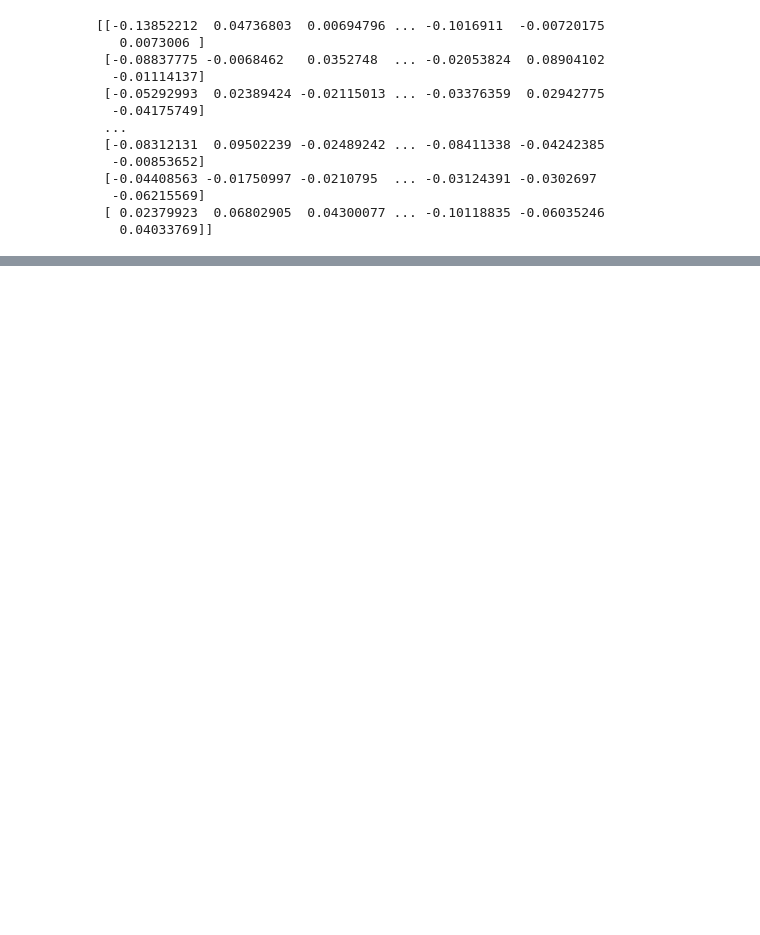
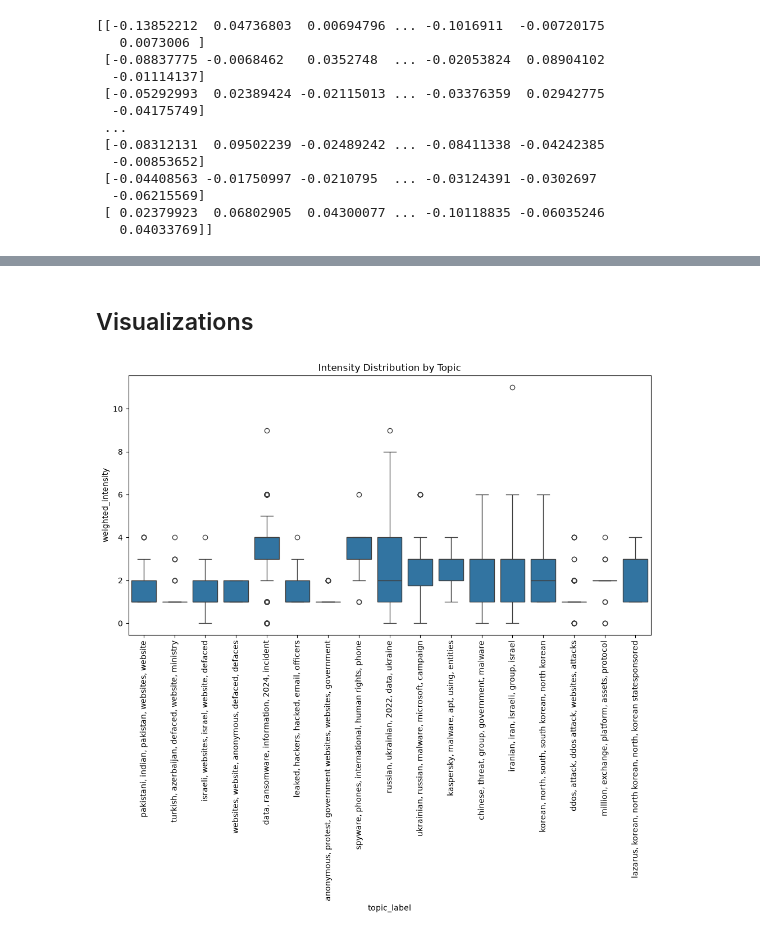
Before and after one commit to heairi/Cyber-Attack-Severity-Prediction-with-NLP, a Jupyter notebook: eurepoc_cyber_security_incidents_world_dataset.ipynb, the cells around one changed output, grey strips where cells are left out. Drawn from its saved outputs; the diff is of its cells as text; code cells hidden in the pictures; blank space fills up the shorter version.

```diff
--- a/eurepoc_cyber_security_incidents_world_dataset.ipynb
+++ b/eurepoc_cyber_security_incidents_world_dataset.ipynb
@@ -275,0 +376,5 @@ NameError: name 'topic_info' is not defined
+# %%
+# Remove outliers
+dyadic_data = dyadic_data[
+    dyadic_data["topic"] != -1
+].copy()
@@ -275,0 +452,2 @@ NameError: name 'topic_info' is not defined
+# %% [markdown]
+## Visualizations
@@ -275,0 +474,15 @@ NameError: name 'topic_info' is not defined
+# %%
+# What cyber conflicts are most intense?
+plt.figure(figsize=(12,6))
+
+sns.boxplot(
+    data=dyadic_data,
+    x="topic_label",
+    y="weighted_intensity"
+)
+
+plt.xticks(rotation=90)
+plt.title("Intensity Distribution by Topic")
+plt.show()
+# %% [output]
+[figure, added]
```
Also changed, not shown: parts of 20 cells of this notebook.
